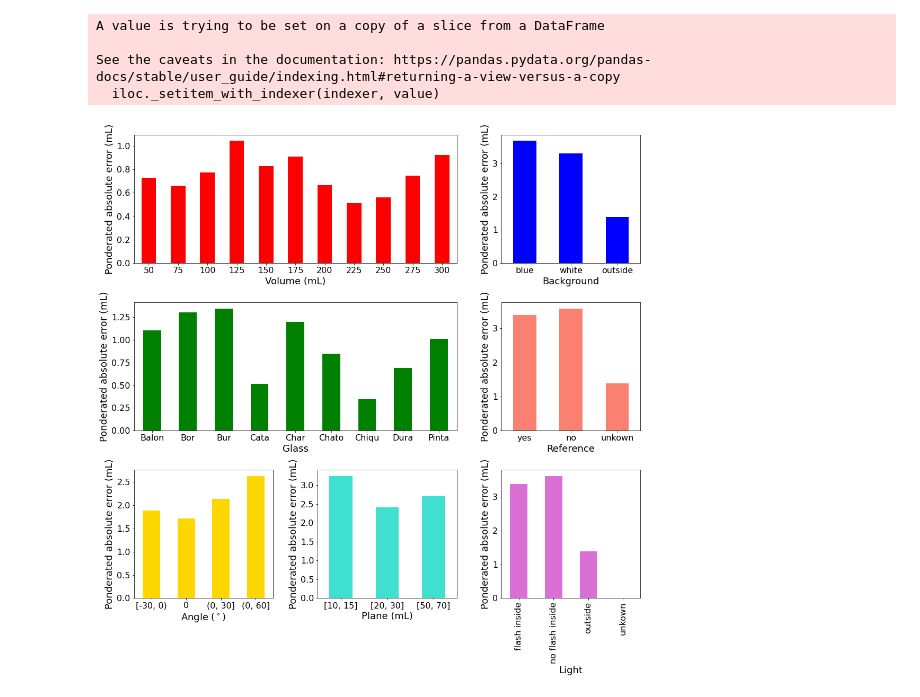
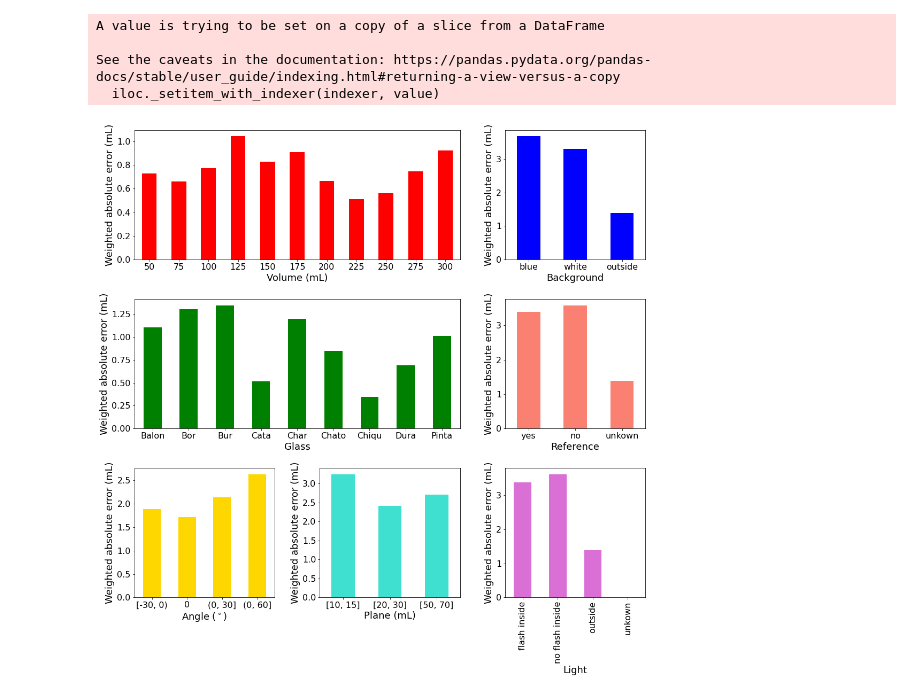
Before and after one commit to MiriamCobo/BrainGut-WineUp, a Jupyter notebook: notebooks/CopasVasosAll_AbsError.ipynb, the cells around one changed output. Saved outputs shown, nothing was run; the diff lists cells and outputs as text; code cells hidden in the pictures.

Commit message:
Fixed errors.

```diff
--- a/notebooks/CopasVasosAll_AbsError.ipynb
+++ b/notebooks/CopasVasosAll_AbsError.ipynb
@@ -355,13 +356,13 @@ axbig = fig.add_subplot(gs[0, 0:-1])
 
 df_vols.plot.bar(x='vol', y='pond_abs_error', ax=axbig, color=['red'], legend=None)
 axbig.set_xlabel('Volume (mL)', fontsize=18)
-axbig.set_ylabel('Ponderated absolute error (mL)', fontsize=18)
+axbig.set_ylabel('Weighted absolute error (mL)', fontsize=18)
 axbig.tick_params(axis='x', rotation=0)
 axbig.tick_params(axis='both', which='major', labelsize=16)
 
 df_backs.plot.bar(x='back', y='pond_abs_error', ax=axs[0,2], color=['blue'], legend=None)
 axs[0,2].set_xlabel('Background', fontsize=18)
-axs[0,2].set_ylabel('Ponderated absolute error (mL)', fontsize=18)
+axs[0,2].set_ylabel('Weighted absolute error (mL)', fontsize=18)
 axs[0,2].tick_params(axis='x', rotation=0)
 axs[0,2].tick_params(axis='both', which='major', labelsize=16)
 
@@ -373,38 +374,38 @@ axbig2 = fig.add_subplot(gs[1, 0:-1])
 
 df_glasses.plot.bar(x='glass', y='pond_abs_error', ax=axbig2, color=['green'], legend=None)
 axbig2.set_xlabel('Glass', fontsize=18)
-axbig2.set_ylabel('Ponderated absolute error (mL)', fontsize=18)
+axbig2.set_ylabel('Weighted absolute error (mL)', fontsize=18)
 axbig2.tick_params(axis='x', rotation=0)
 axbig2.tick_params(axis='both', which='major', labelsize=16)
 
 df_ref.plot.bar(x='ref', y='pond_abs_error', ax=axs[1,2], color=['salmon'], legend=None)
 axs[1,2].set_xlabel('Reference', fontsize=18)
-axs[1,2].set_ylabel('Ponderated absolute error (mL)', fontsize=18)
+axs[1,2].set_ylabel('Weighted absolute error (mL)', fontsize=18)
 axs[1,2].tick_params(axis='x', rotation=0)
 axs[1,2].tick_params(axis='both', which='major', labelsize=16)
 
 df_angles.plot.bar(x='angle', y='pond_abs_error', ax=axs[2,0], color=['gold'], legend=None)
 axs[2,0].set_xlabel('Angle ($^\circ$)', fontsize=18)
-axs[2,0].set_ylabel('Ponderated absolute error (mL)', fontsize=18)
+axs[2,0].set_ylabel('Weighted absolute error (mL)', fontsize=18)
 axs[2,0].tick_params(axis='x', rotation=0)
 axs[2,0].tick_params(axis='both', which='major', labelsize=16)
 
 df_planes.plot.bar(x='plane', y='pond_abs_error', ax=axs[2,1], color=['turquoise'], legend=None)
 axs[2,1].set_xlabel('Plane (mL)', fontsize=18)
-axs[2,1].set_ylabel('Ponderated absolute error (mL)', fontsize=18)
+axs[2,1].set_ylabel('Weighted absolute error (mL)', fontsize=18)
 axs[2,1].tick_params(axis='x', rotation=0)
 axs[2,1].tick_params(axis='both', which='major', labelsize=16)
 
 df_light.plot.bar(x='light', y='pond_abs_error', ax=axs[2,2], color=['orchid'], legend=None)
 axs[2,2].set_xlabel('Light', fontsize=18)
-axs[2,2].set_ylabel('Ponderated absolute error (mL)', fontsize=18)
+axs[2,2].set_ylabel('Weighted absolute error (mL)', fontsize=18)
 axs[2,2].tick_params(axis='x', rotation=90)
 axs[2,2].tick_params(axis='both', which='major', labelsize=16)
 
 # for ax in axs:
 #    ax.tick_params(axis='both', which='major', labelsize=16)
 
 fig.tight_layout(pad=3.0)
-plt.savefig('/srv/image-results/pond_abs_error.pdf',bbox_inches='tight')
+plt.savefig('/srv/image-results/weighted_abs_error.pdf',bbox_inches='tight')
 # %% [output]
-[figure, old version]
+[figure, new version]
```
Also changed, not shown: parts of 4 cells of this notebook.
